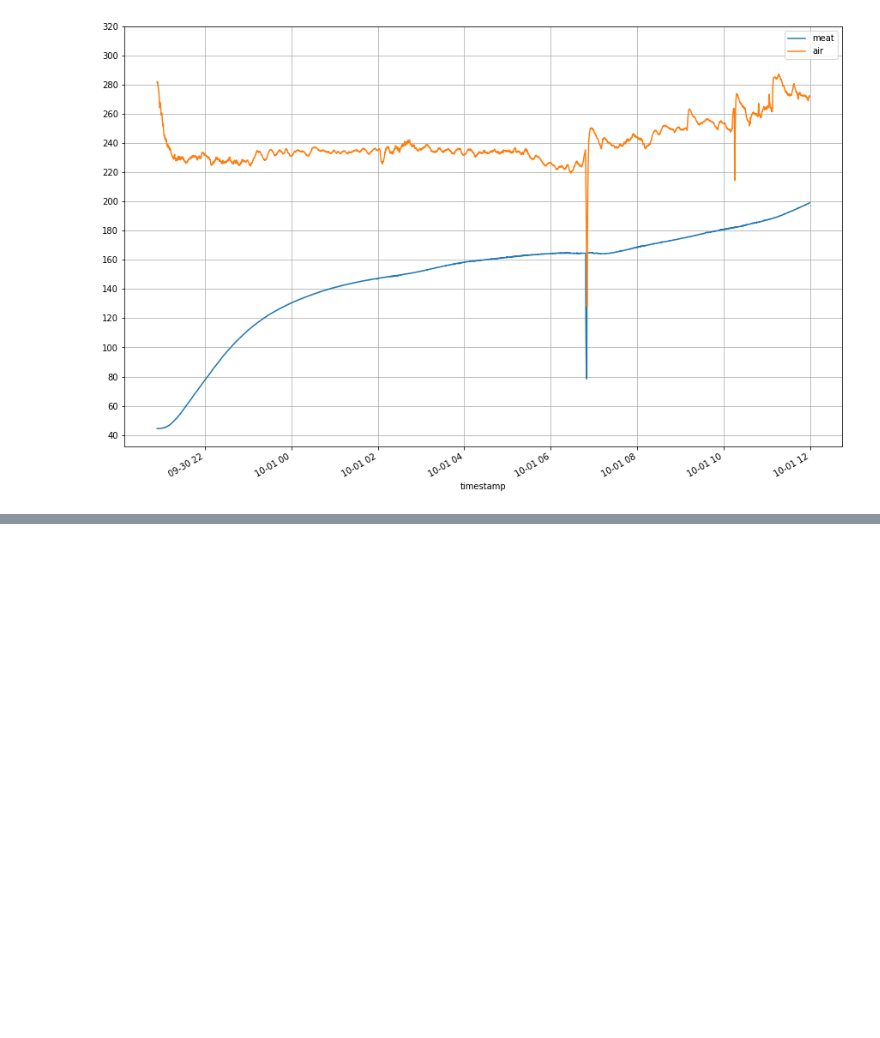
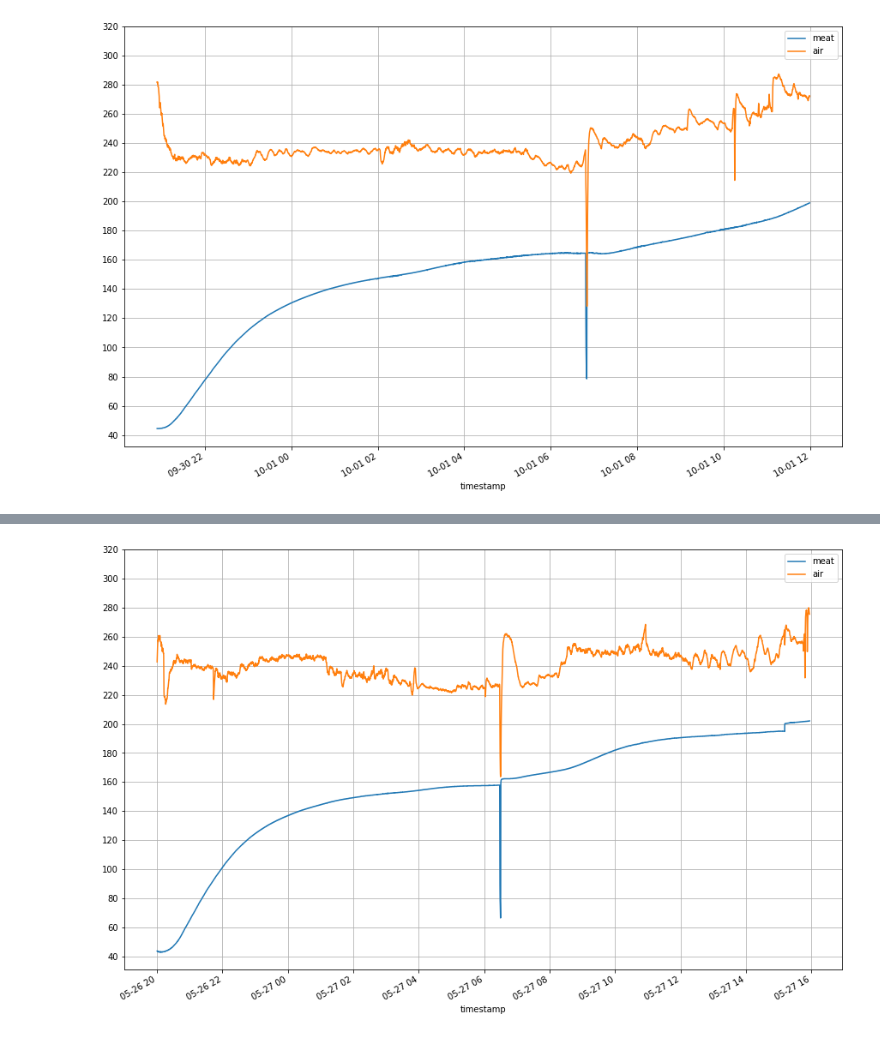
Before and after one commit to sbeckert1/smoker, a Jupyter notebook: data/Untitled.ipynb, the cells around one changed output, grey strips where cells are left out. Saved outputs shown, nothing was run; the diff lists cells and outputs as text; code cells hidden in the pictures; blank space fills up the shorter version.

```diff
--- a/data/Untitled.ipynb
+++ b/data/Untitled.ipynb
@@ -232,0 +233,3 @@ plotJSON('../data/boston_7_5lb_2.txt')
+# %%
+plotJSON('../data/brisket_15_3.txt')
+# %% [output]
@@ -232,0 +239 @@ plotJSON('../data/boston_7_5lb_2.txt')
+[figure, added]
```
Also changed, not shown: parts of 2 cells of this notebook.
